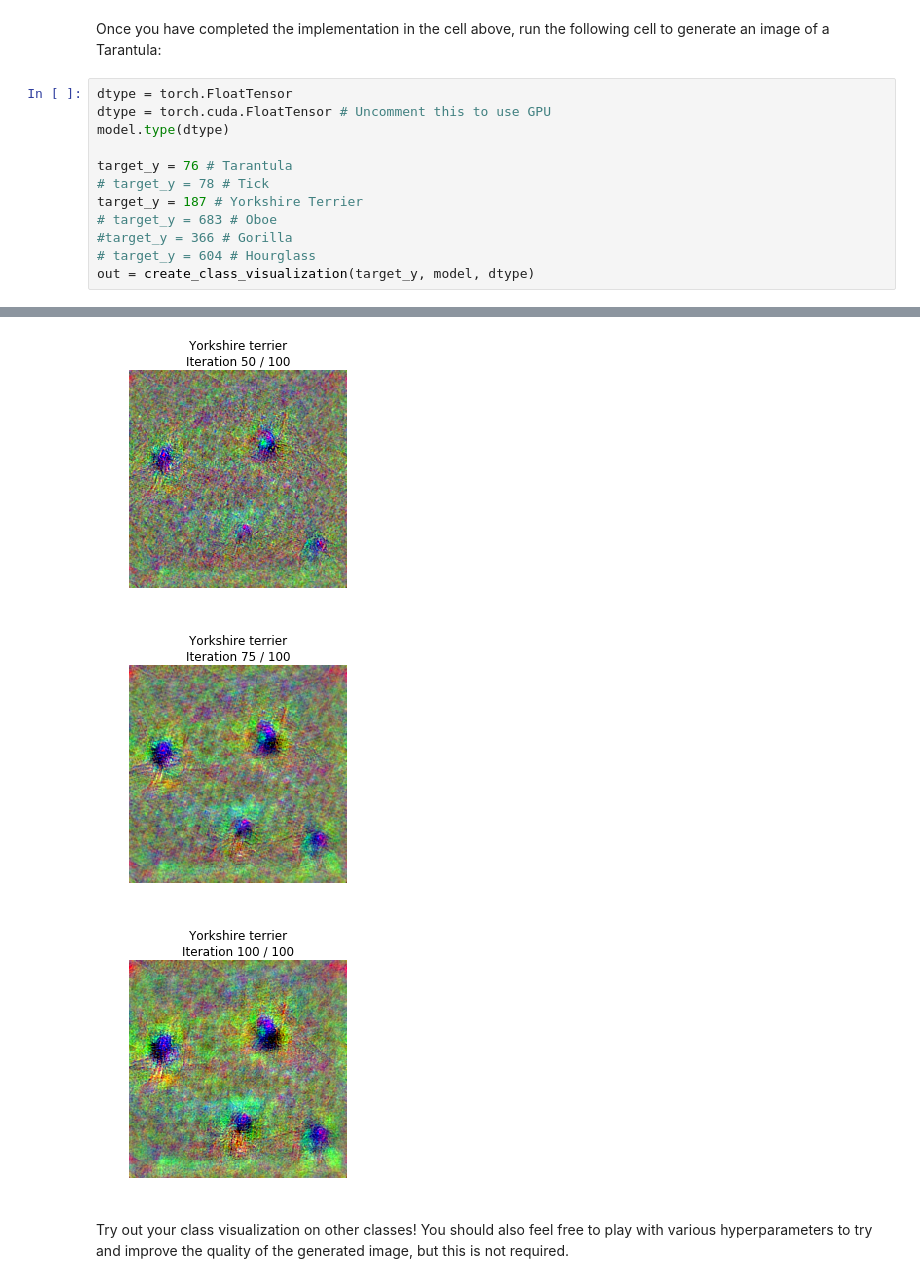
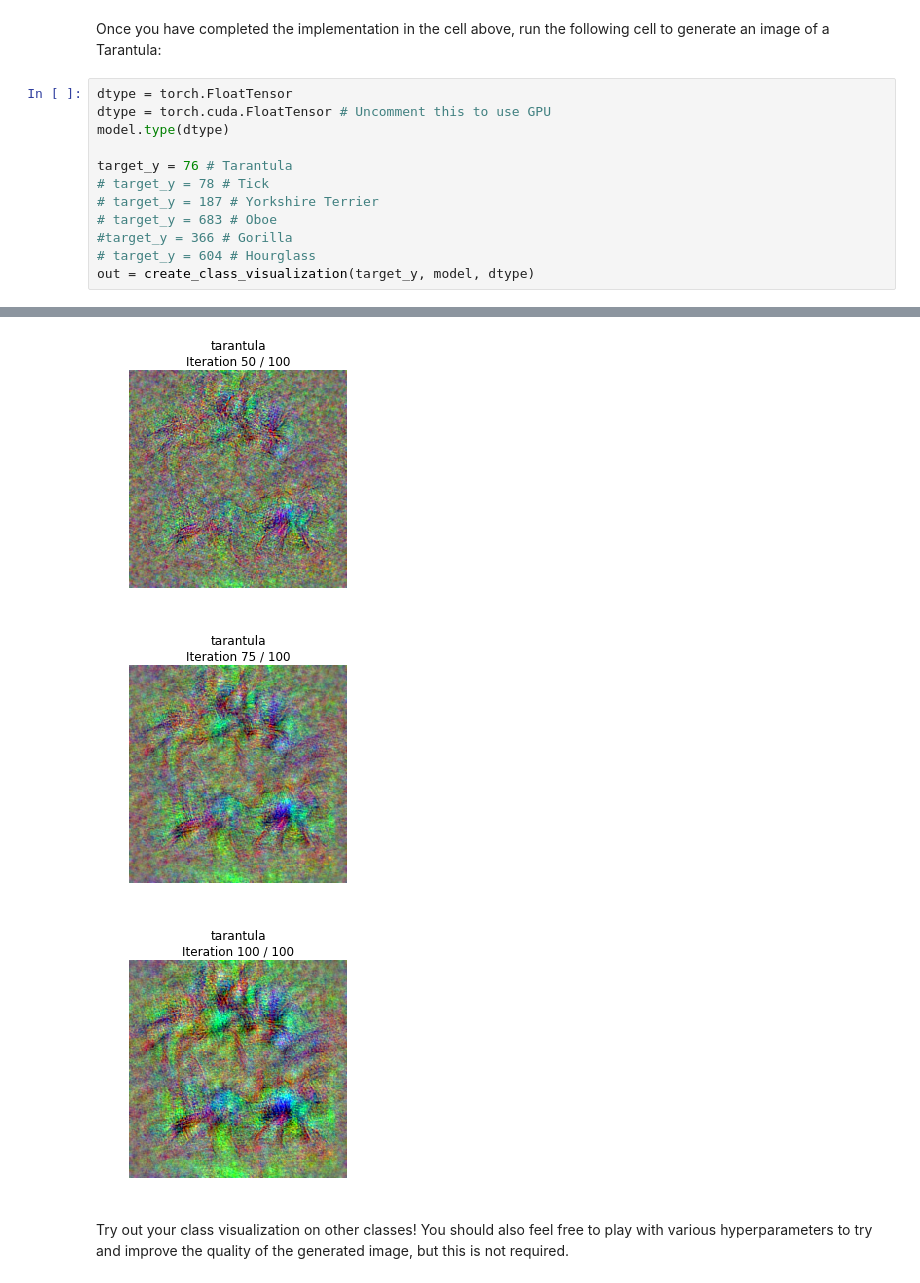
Before and after one commit to mduszyk/cs231n, a Jupyter notebook: assignment3/NetworkVisualization-PyTorch.ipynb, the cells around one changed output, grey strips where cells are left out. Drawn from its saved outputs; the diff is of its cells as text.

```diff
--- a/assignment3/NetworkVisualization-PyTorch.ipynb
+++ b/assignment3/NetworkVisualization-PyTorch.ipynb
@@ -468,7 +468,7 @@ model.type(dtype)
 
 target_y = 76 # Tarantula
 # target_y = 78 # Tick
-target_y = 187 # Yorkshire Terrier
+# target_y = 187 # Yorkshire Terrier
 # target_y = 683 # Oboe
 #target_y = 366 # Gorilla
 # target_y = 604 # Hourglass
@@ -479,6 +479,6 @@ out = create_class_visualization(target_y, model, dtype)
-[figure, old version]
+[figure, new version]
-[figure, old version]
+[figure, new version]
-[figure, old version]
+[figure, new version]
 # %% [markdown]
 Try out your class visualization on other classes! You should also feel free to play with various hyperparameters to try and improve the quality of the generated image, but this is not required.
 # %%
```
Also changed, not shown: parts of 2 cells of this notebook.
